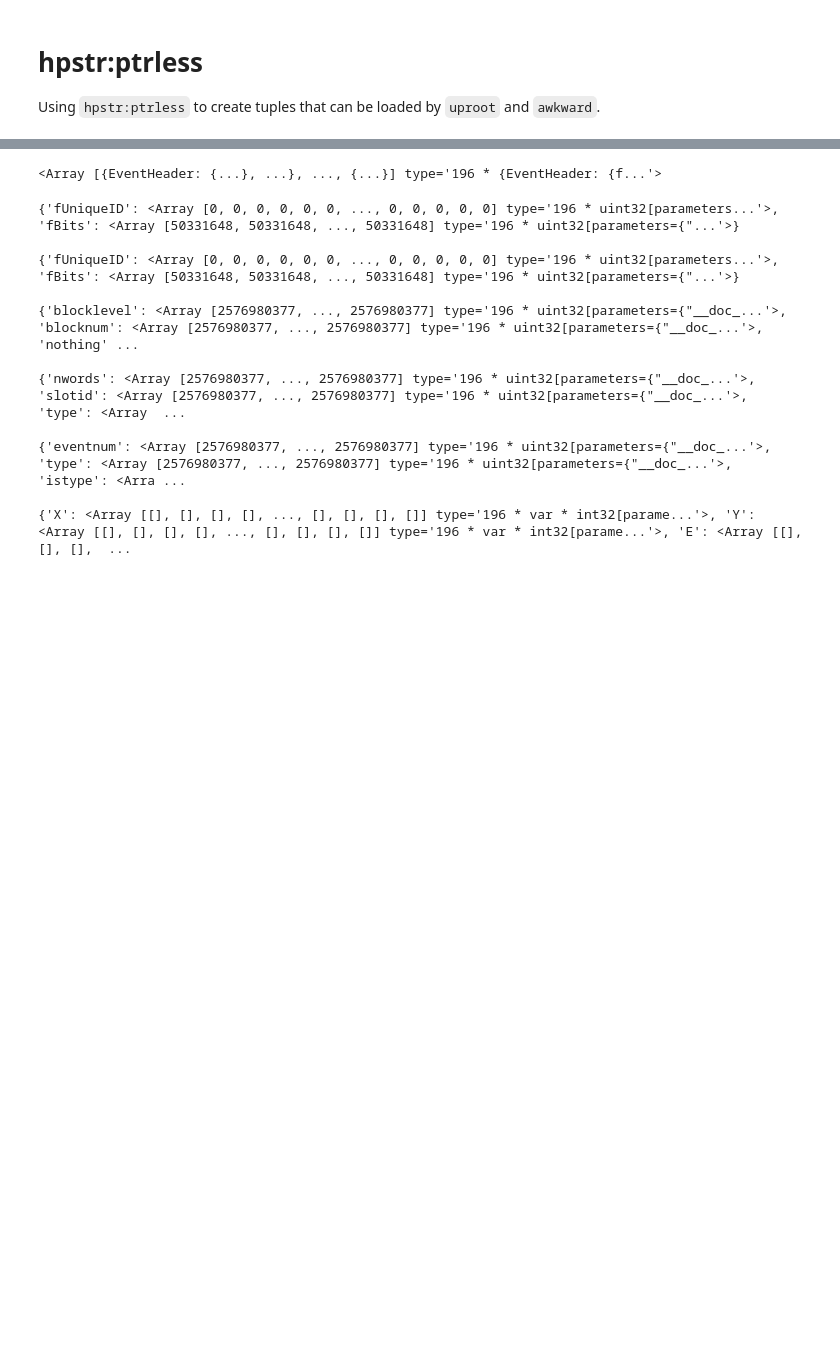
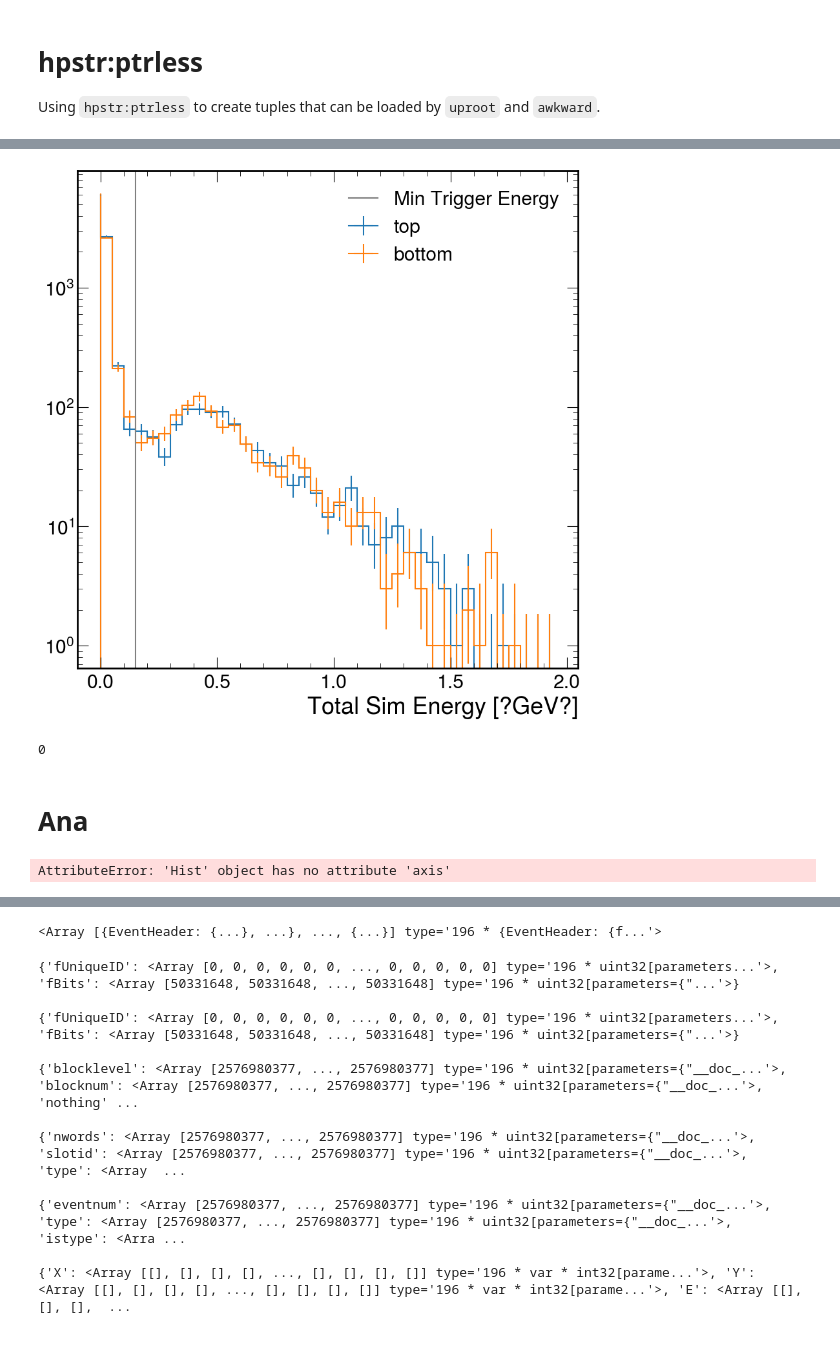
Before and after one commit to tomeichlersmith/hps, a Jupyter notebook: idm/reach/2016/idm-awkward-ana.ipynb, the cells around one changed output, grey strips where cells are left out. Drawn from its saved outputs; the diff is of its cells as text; code cells hidden in the pictures; blank space fills up the shorter version.

```diff
--- a/idm/reach/2016/idm-awkward-ana.ipynb
+++ b/idm/reach/2016/idm-awkward-ana.ipynb
@@ -6,0 +77,35 @@ import awkward as ak
+# %%
+sim_trigger = hist.Hist(
+    hist.axis.StrCategory(
+        ['top','bottom'],
+        name='half',
+        label='Half'
+    ),
+    hist.axis.Variable(
+        np.concatenate(([0,1e-3],np.arange(0.05,2,0.05))),
+        name='tot_sim_energy',
+        label='Total Sim Energy [?GeV?]'
+    )
+)
+sim_trigger.fill(
+    half='top',
+    tot_sim_energy = ak.sum(events['EcalHits/EcalHits.energy_'][events['EcalHits/EcalHits.iy_'] > 0], axis=1)
+)
+sim_trigger.fill(
+    half='bottom',
+    tot_sim_energy = ak.sum(events['EcalHits/EcalHits.energy_'][events['EcalHits/EcalHits.iy_'] < 0], axis=1)
+)
+sim_trigger.plot()
+plt.axvline(0.15, label='Min Trigger Energy',color='gray')
+plt.legend()
+plt.yscale('log')
+plt.show()
+# %% [output]
+[figure, added]
+# %%
+one_vertex_event=ak.count(events['UnconstrainedV0Vertices_KF/UnconstrainedV0Vertices_KF.fUniqueID'], axis=1)==1
+pair1_trigger=events['EventHeader/pair1_trigger_']==1
+# %% [output]
+0
+# %% [markdown]
+# Ana
@@ -6,0 +116,4 @@ import awkward as ak
+# %%
+selection_cutflow.axis('x')
+# %% [output]
+AttributeError: 'Hist' object has no attribute 'axis'
```
Also changed, not shown: parts of 23 cells of this notebook, 2 other files.
